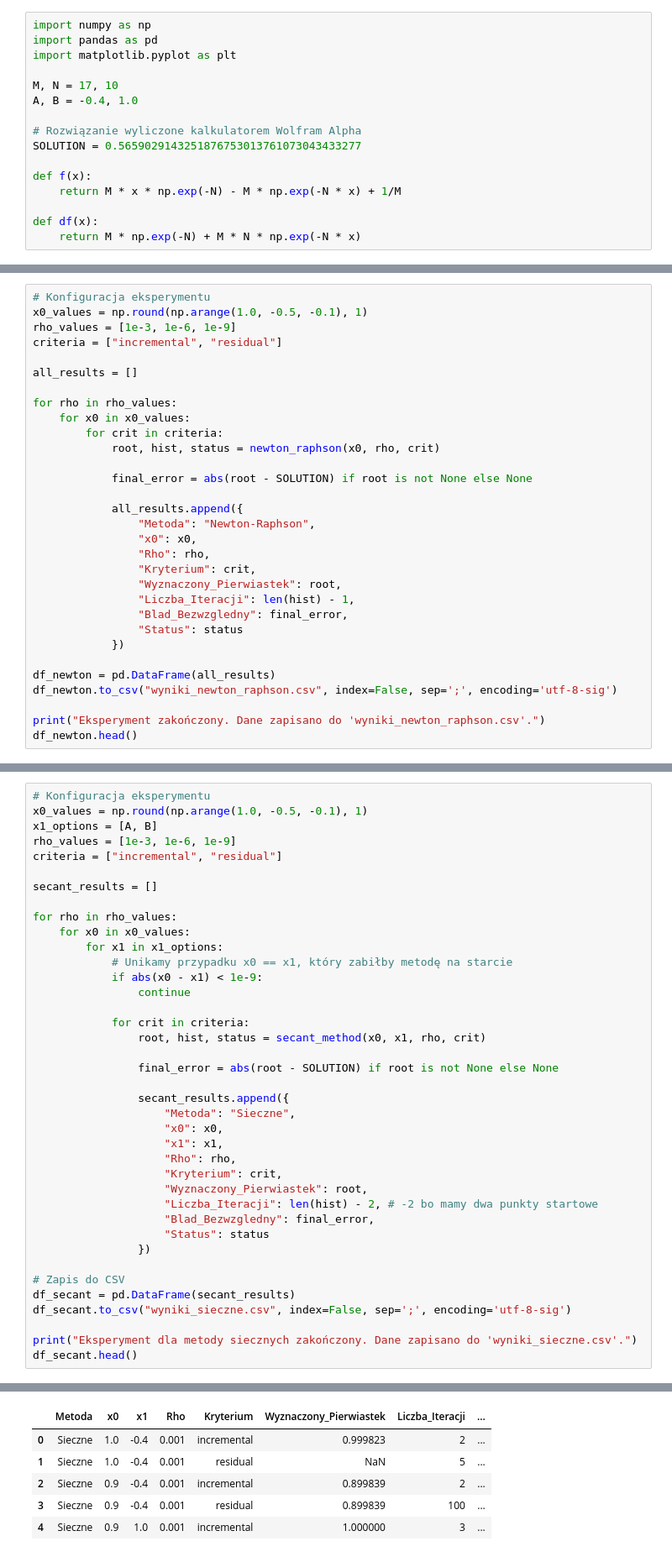
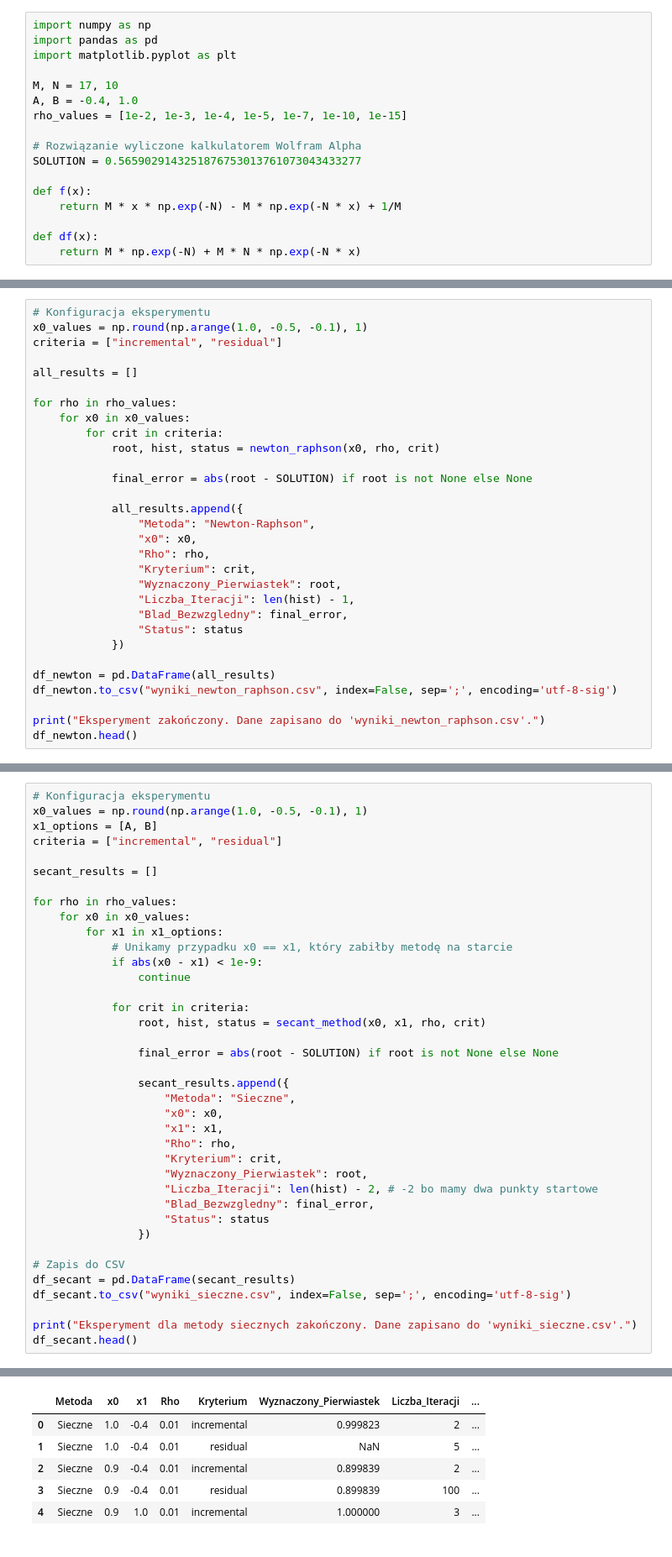
Before and after one commit to Veexeq/MOwNiT, a Jupyter notebook: lab7/main.ipynb, the cells around one changed output, grey strips where cells are left out. Shown at 84% size. Cells and saved outputs as stored; diff of their text form.

```diff
--- a/lab7/main.ipynb
+++ b/lab7/main.ipynb
@@ -18,6 +18,7 @@ import matplotlib.pyplot as plt
 
 M, N = 17, 10
 A, B = -0.4, 1.0
+rho_values = [1e-2, 1e-3, 1e-4, 1e-5, 1e-7, 1e-10, 1e-15]
 
 # Rozwiązanie wyliczone kalkulatorem Wolfram Alpha
 SOLUTION = 0.5659029143251876753013761073043433277
@@ -96,7 +97,6 @@ def newton_raphson(x0, rho, stop_criterion, max_iter=100):
 # %%
 # Konfiguracja eksperymentu
 x0_values = np.round(np.arange(1.0, -0.5, -0.1), 1)
-rho_values = [1e-3, 1e-6, 1e-9]
 criteria = ["incremental", "residual"]
 
 all_results = []
@@ -197,7 +197,6 @@ def secant_method(x0, x1, rho, stop_criterion, max_iter=100):
 # Konfiguracja eksperymentu
 x0_values = np.round(np.arange(1.0, -0.5, -0.1), 1)
 x1_options = [A, B]
-rho_values = [1e-3, 1e-6, 1e-9]
 criteria = ["incremental", "residual"]
 
 secant_results = []
@@ -208,35 +207,35 @@ for rho in rho_values:
             # Unikamy przypadku x0 == x1, który zabiłby metodę na starcie
             if abs(x0 - x1) < 1e-9:
                 continue
 
             for crit in criteria:
                 root, hist, status = secant_method(x0, x1, rho, crit)
 
                 final_error = abs(root - SOLUTION) if root is not None else None
 
                 secant_results.append({
                     "Metoda": "Sieczne",
                     "x0": x0,
                     "x1": x1,
                     "Rho": rho,
                     "Kryterium": crit,
                     "Wyznaczony_Pierwiastek": root,
                     "Liczba_Iteracji": len(hist) - 2, # -2 bo mamy dwa punkty startowe
                     "Blad_Bezwzgledny": final_error,
                     "Status": status
                 })
 
 # Zapis do CSV
 df_secant = pd.DataFrame(secant_results)
 df_secant.to_csv("wyniki_sieczne.csv", index=False, sep=';', encoding='utf-8-sig')
 
 print("Eksperyment dla metody siecznych zakończony. Dane zapisano do 'wyniki_sieczne.csv'.")
 df_secant.head()
 # %% [output]
 Eksperyment dla metody siecznych zakończony. Dane zapisano do 'wyniki_sieczne.csv'.
 |  | Metoda | x0 | x1 | Rho | Kryterium | Wyznaczony_Pierwiastek | Liczba_Iteracji | ... |
-| 0 | Sieczne | 1.0 | -0.4 | 0.001 | incremental | 0.999823 | 2 | ... |
-| 1 | Sieczne | 1.0 | -0.4 | 0.001 | residual | NaN | 5 | ... |
-| 2 | Sieczne | 0.9 | -0.4 | 0.001 | incremental | 0.899839 | 2 | ... |
-| 3 | Sieczne | 0.9 | -0.4 | 0.001 | residual | 0.899839 | 100 | ... |
-| 4 | Sieczne | 0.9 | 1.0 | 0.001 | incremental | 1.000000 | 3 | ... |
+| 0 | Sieczne | 1.0 | -0.4 | 0.01 | incremental | 0.999823 | 2 | ... |
+| 1 | Sieczne | 1.0 | -0.4 | 0.01 | residual | NaN | 5 | ... |
+| 2 | Sieczne | 0.9 | -0.4 | 0.01 | incremental | 0.899839 | 2 | ... |
+| 3 | Sieczne | 0.9 | -0.4 | 0.01 | residual | 0.899839 | 100 | ... |
+| 4 | Sieczne | 0.9 | 1.0 | 0.01 | incremental | 1.000000 | 3 | ... |
```
Also changed, not shown: parts of 6 cells of this notebook, 3 other files.
